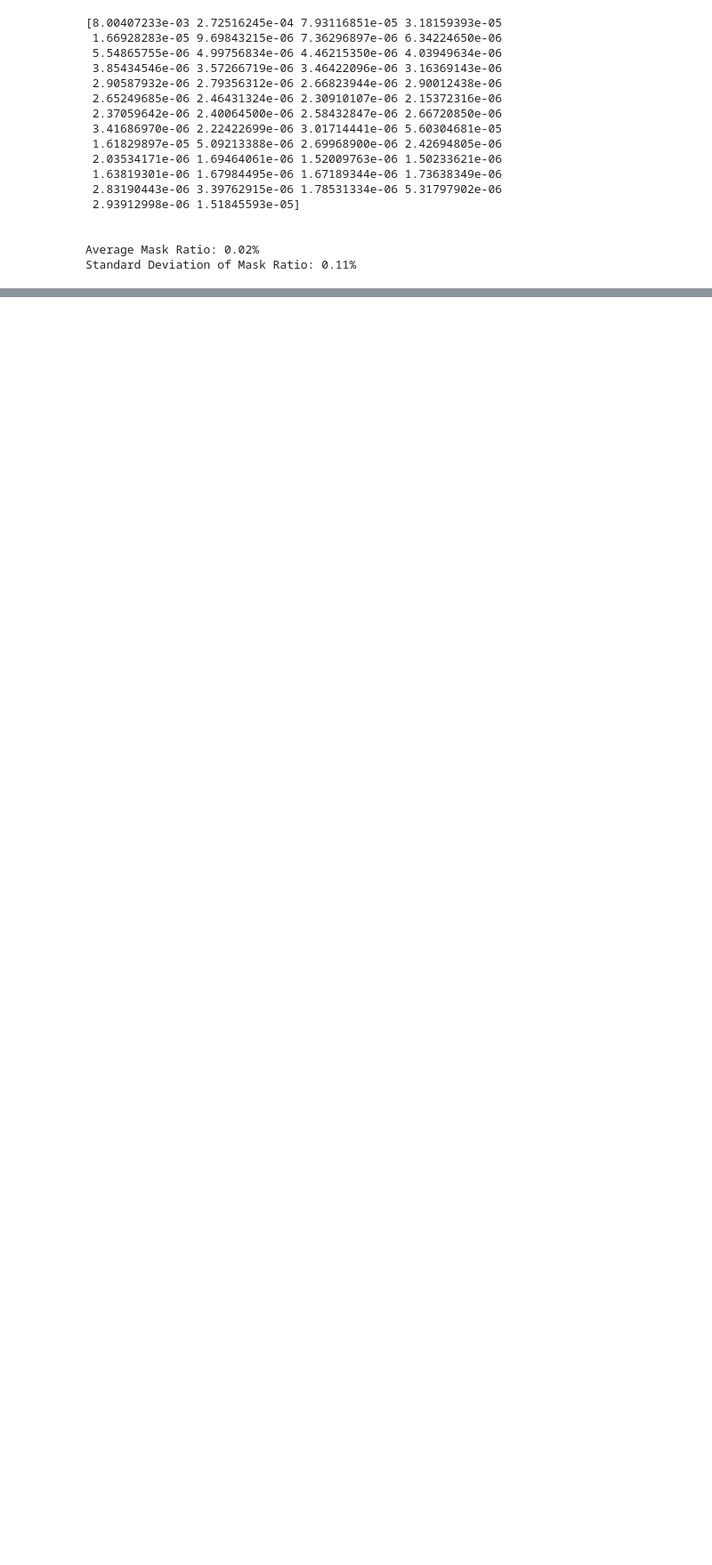
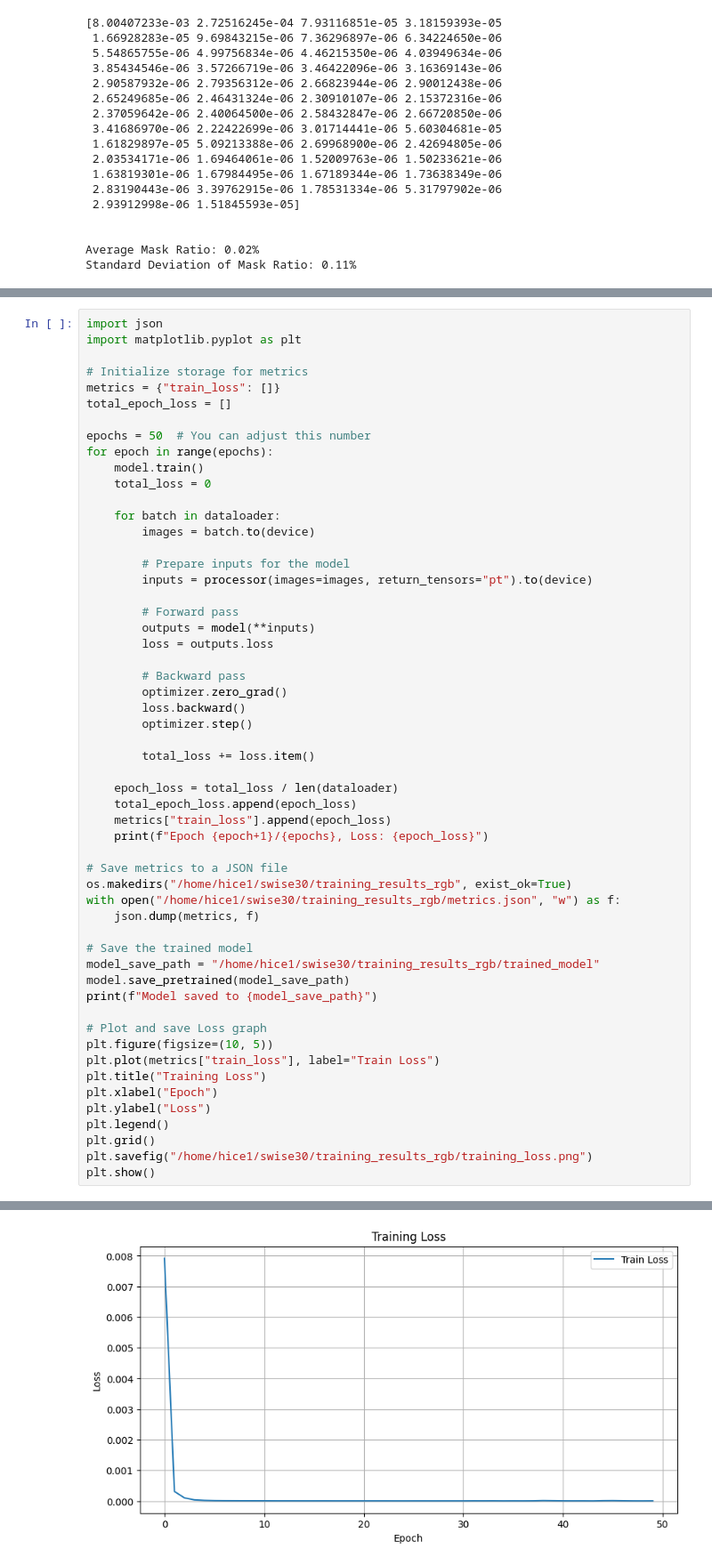
Before and after one commit to richidubey/DL-7643-Proj-Stuff, a Jupyter notebook: mae_rgb_pace.ipynb, the cells around one changed output, grey strips where cells are left out. Shown at 89% size. Saved outputs shown, nothing was run; the diff lists cells and outputs as text; blank space fills up the shorter version.

Commit message:
rgb mae 50 epochs

```diff
--- a/mae_rgb_pace.ipynb
+++ b/mae_rgb_pace.ipynb
@@ -236,0 +294,56 @@ Standard Deviation of Mask Ratio: 0.11%
+# %%
+import json
+import matplotlib.pyplot as plt
+
+# Initialize storage for metrics
+metrics = {"train_loss": []}
+total_epoch_loss = []
+
+epochs = 50  # You can adjust this number
+for epoch in range(epochs):
+    model.train()
+    total_loss = 0
+
+    for batch in dataloader:
+        images = batch.to(device)
+
+        # Prepare inputs for the model
+        inputs = processor(images=images, return_tensors="pt").to(device)
+
+        # Forward pass
+        outputs = model(**inputs)
+        loss = outputs.loss
+
+        # Backward pass
+        optimizer.zero_grad()
+        loss.backward()
+        optimizer.step()
+
+        total_loss += loss.item()
+
+    epoch_loss = total_loss / len(dataloader)
+    total_epoch_loss.append(epoch_loss)
+    metrics["train_loss"].append(epoch_loss)
+    print(f"Epoch {epoch+1}/{epochs}, Loss: {epoch_loss}")
+
+# Save metrics to a JSON file
+os.makedirs("/home/hice1/swise30/training_results_rgb", exist_ok=True)
+with open("/home/hice1/swise30/training_results_rgb/metrics.json", "w") as f:
+    json.dump(metrics, f)
+
+# Save the trained model
+model_save_path = "/home/hice1/swise30/training_results_rgb/trained_model"
+model.save_pretrained(model_save_path)
+print(f"Model saved to {model_save_path}")
+
+# Plot and save Loss graph
+plt.figure(figsize=(10, 5))
+plt.plot(metrics["train_loss"], label="Train Loss")
+plt.title("Training Loss")
+plt.xlabel("Epoch")
+plt.ylabel("Loss")
+plt.legend()
+plt.grid()
+plt.savefig("/home/hice1/swise30/training_results_rgb/training_loss.png")
+plt.show()
+# %% [output]
@@ -236,0 +367 @@ Standard Deviation of Mask Ratio: 0.11%
+[figure, added]
```
Also changed, not shown: parts of 11 cells of this notebook.
